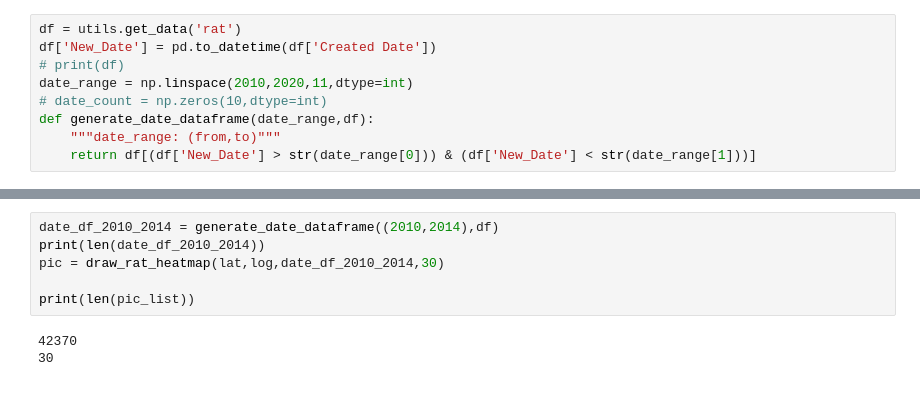
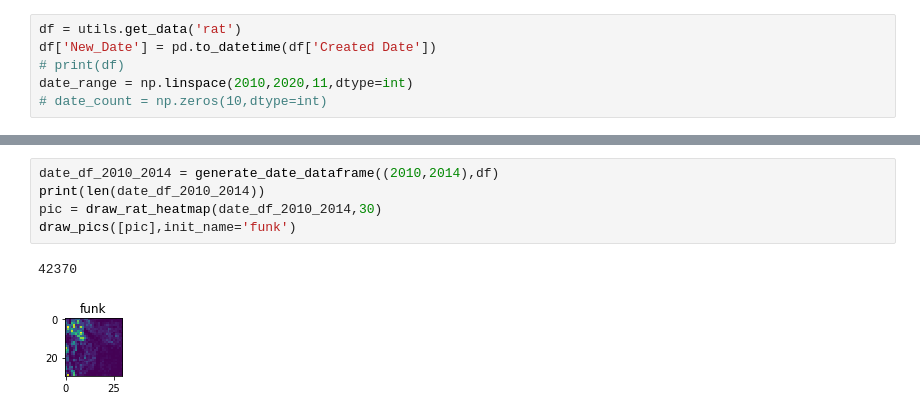
Before and after one commit to Esmidth/CCS_TA_implement, a Jupyter notebook: test.ipynb, the cells around one changed output, grey strips where cells are left out. Cells and saved outputs as stored; diff of their text form.

```diff
--- a/test.ipynb
+++ b/test.ipynb
@@ -13,6 +12,3 @@ df['New_Date'] = pd.to_datetime(df['Created Date'])
 # print(df)
 date_range = np.linspace(2010,2020,11,dtype=int)
 # date_count = np.zeros(10,dtype=int)
-def generate_date_dataframe(date_range,df):
-    """date_range: (from,to)"""
-    return df[(df['New_Date'] > str(date_range[0])) & (df['New_Date'] < str(date_range[1]))]
@@ -19,9 +60,8 @@ def generate_date_dataframe(date_range,df):
 # %%
 date_df_2010_2014 = generate_date_dataframe((2010,2014),df)
 print(len(date_df_2010_2014))
-pic = draw_rat_heatmap(lat,log,date_df_2010_2014,30)
-
-print(len(pic_list))
+pic = draw_rat_heatmap(date_df_2010_2014,30)
+draw_pics([pic],init_name='funk')
 # %% [output]
 42370
-30
+[figure, added]
```
Also changed, not shown: parts of 12 cells of this notebook, 2 other files.
